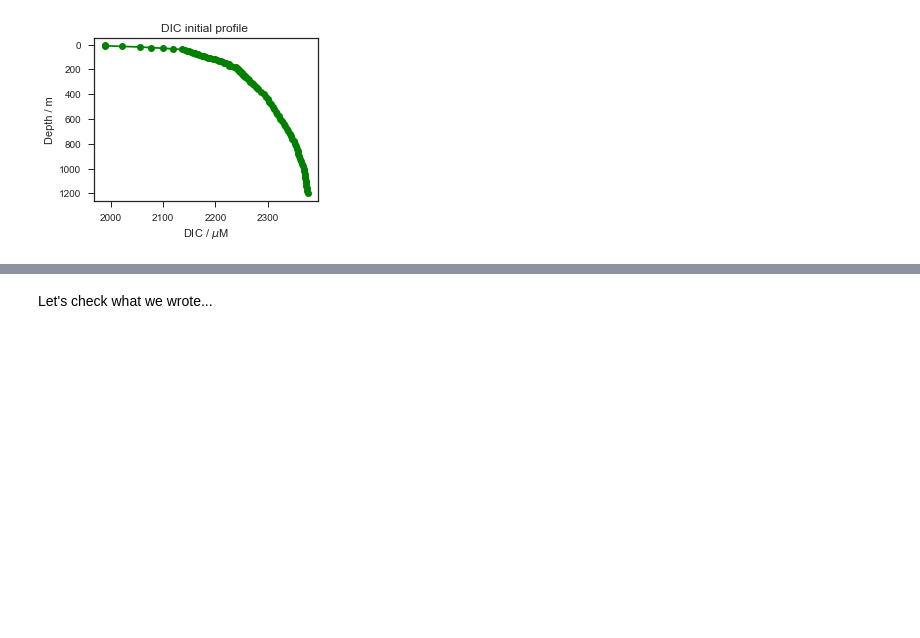
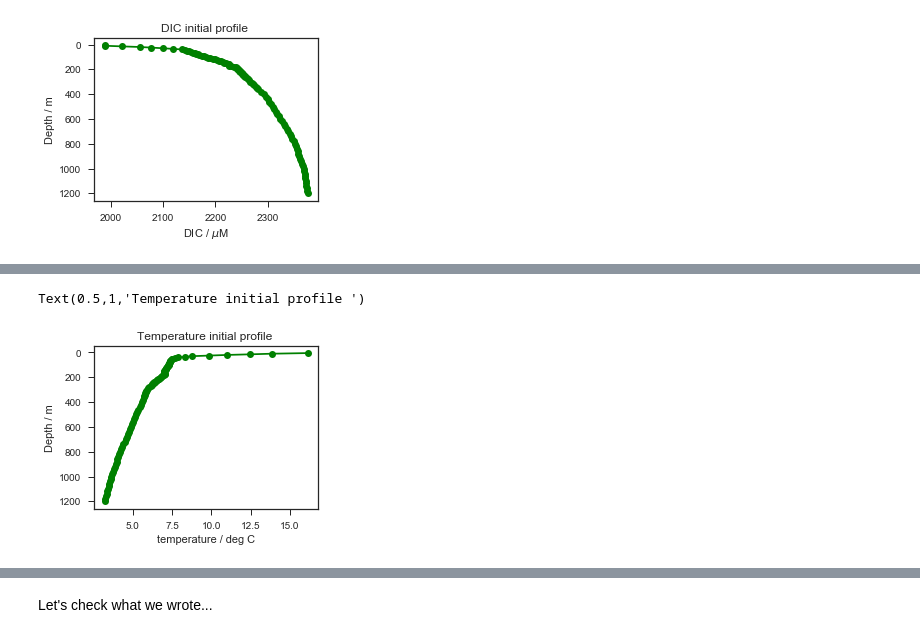
Before and after one commit to UBC-MOAD/buildcanyon, a Jupyter notebook: Stratification/GenerateBarkleyProfiles.ipynb, the cells around one changed output, grey strips where cells are left out. Drawn from its saved outputs; the diff is of its cells as text; code cells hidden in the pictures; blank space fills up the shorter version.

```diff
--- a/Stratification/GenerateBarkleyProfiles.ipynb
+++ b/Stratification/GenerateBarkleyProfiles.ipynb
@@ -94,7 +94,9 @@ depthDIC = [10.0, 15.0, 20.0, 25.0, 30.0, 40.0, 50.0, 70.0, 85.0, 100.0, 125.0,
             450.0, 500.0, 550.0, 600.0, 700.0, 800.0, 1000.0, 1200.0]
 # I had to use more levels to interpolate DIC because there are lots of NaNs
 
-# Model depth levels
+depthTmp = [3.9, 5.0, 10.0, 15.0, 20.0, 25.0, 30.0, 40.0, 50.0, 70.0, 85.0, 100.0, 125.0,
+            150.0, 160.0, 170.0, 185.0, 200.0, 225.0, 250.0, 300.0, 325.0, 350.0, 400.0,
+            425.0, 450.0, 500.0, 550.0, 600.0, 700.0, 800.0, 1000.0, 1200.0]
 
 #zi0 = (5,10,	15,	20,	25,	30,	35,	40,	45,	50,	55,	60,	65,	70,	75,	80,	85,	90,	95,	100,105,
 #      110,115,120,125,130,135,140,145,150,155,160,165,170,180,190,200,210,220,230,240,250,
@@ -365,0 +369,30 @@ plt.title('Alkalinity initial profile ')
+# %%
+# Temperature
+
+temp = [16.223,      16.12273077, 13.84015885, 12.46905338, 10.98482542,
+        9.88305218,  8.75295081,  7.90499081,  7.50464058,  7.36712675,  7.32807074,
+        7.29359846,  7.14318651,  7.00858172,  6.96357151,  7.08054167,  6.93332222,
+        6.77165556,  6.52785872,  6.29,        5.90254613,  5.8058254 ,  5.72869246,
+        5.57442659,  5.48808913,  5.39945054,  5.22217336,  5.04663762 , 4.8713901,
+        4.54855423,  4.19431287,  3.63221461,  3.21432261]
+# Falkor Temp from Debbie
+
+temperature = iniTracer(nx,ny,depthTmp,temp,zi)
+
+# Save binary file
+tmpfile = "%dx%dx%d/Barkley_Tmp_%dzlev_%dx%d.bin" %(nx,ny,nz,nz,nx,ny)
+fileobj = open(tmpfile,mode='wb')
+temperature2 = temperature.transpose((2,0,1)) # To keep fortran order when writing as C binary
+temperature2.astype(dt).tofile(fileobj,"")
+fileobj.close()
+
+# Plot
+fig, ax = plt.subplots(1,1,figsize=(4,3))
+ax.plot(np.squeeze(temperature[60,45,:]),zi,'go-')
+ax.invert_yaxis()
+plt.xlabel('temperature / deg C')
+plt.ylabel('Depth / m')
+plt.title('Temperature initial profile ')
+# %% [output]
+Text(0.5,1,'Temperature initial profile ')
+[figure, added]
```
Also changed, not shown: parts of 7 cells of this notebook, 1 other file.
